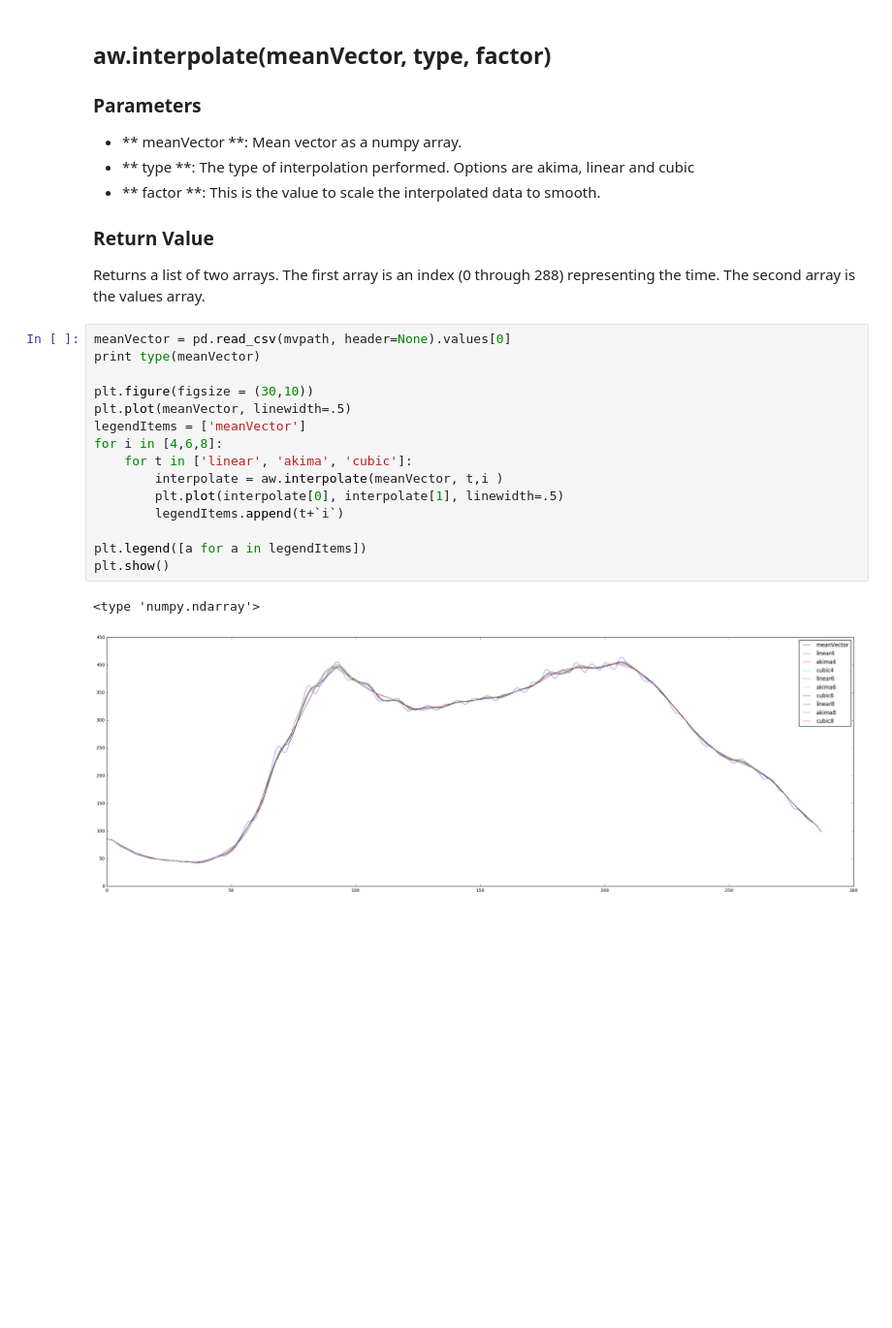
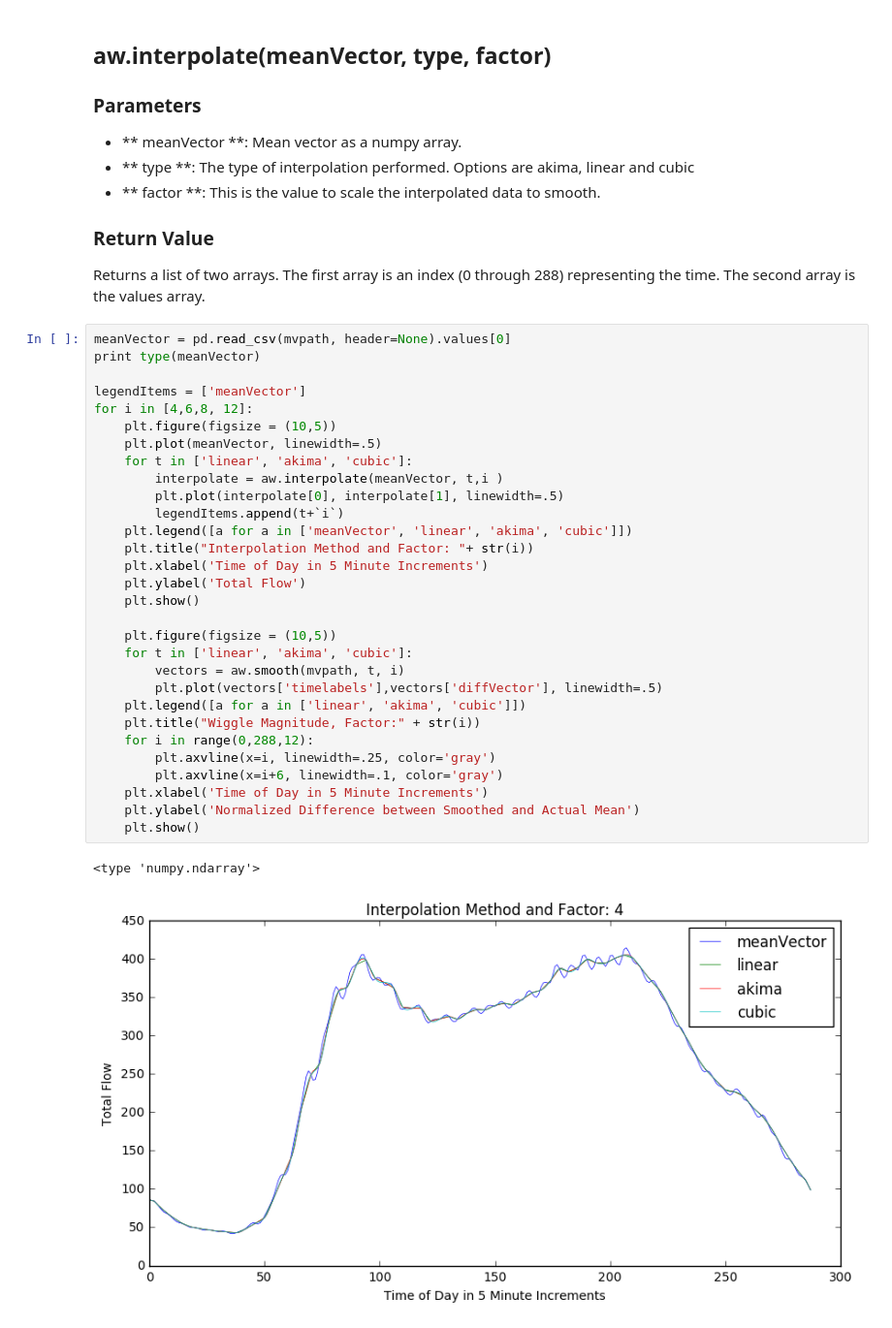
Before and after one commit to abrespect/DSE_Cohort2_Traffic_Capstone, a Jupyter notebook: C2 Exploratory/analyzeWiggles-example.ipynb, the cells around one changed output. Shown at 97% size. Saved outputs shown, nothing was run; the diff lists cells and outputs as text; blank space fills up the shorter version.

```diff
--- a/C2 Exploratory/analyzeWiggles-example.ipynb
+++ b/C2 Exploratory/analyzeWiggles-example.ipynb
@@ -91,21 +58,36 @@ plt.show()
 
 ### Return Value
 Returns a list of two arrays.  The first array is an index (0 through 288) representing the time.  The second array is the values array.
-# %%
-meanVector = pd.read_csv(mvpath, header=None).values[0]
-print type(meanVector)
-
-plt.figure(figsize = (30,10))
-plt.plot(meanVector, linewidth=.5)
-legendItems = ['meanVector']
-for i in [4,6,8]:
-    for t in ['linear', 'akima', 'cubic']:
-        interpolate = aw.interpolate(meanVector, t,i )
-        plt.plot(interpolate[0], interpolate[1], linewidth=.5)
-        legendItems.append(t+`i`)
-
-plt.legend([a for a in legendItems])
-plt.show()
-# %% [output]
-<type 'numpy.ndarray'>
-[figure, removed]
+# %%
+meanVector = pd.read_csv(mvpath, header=None).values[0]
+print type(meanVector)
+
+legendItems = ['meanVector']
+for i in [4,6,8, 12]:
+    plt.figure(figsize = (10,5))
+    plt.plot(meanVector, linewidth=.5)
+    for t in ['linear', 'akima', 'cubic']:
+        interpolate = aw.interpolate(meanVector, t,i )
+        plt.plot(interpolate[0], interpolate[1], linewidth=.5)
+        legendItems.append(t+`i`)
+    plt.legend([a for a in ['meanVector', 'linear', 'akima', 'cubic']])
+    plt.title("Interpolation Method and Factor: "+ str(i))
+    plt.xlabel('Time of Day in 5 Minute Increments')
+    plt.ylabel('Total Flow')
+    plt.show()
+
+    plt.figure(figsize = (10,5))
+    for t in ['linear', 'akima', 'cubic']:
+        vectors = aw.smooth(mvpath, t, i)
+        plt.plot(vectors['timelabels'],vectors['diffVector'], linewidth=.5)
+    plt.legend([a for a in ['linear', 'akima', 'cubic']])
+    plt.title("Wiggle Magnitude, Factor:" + str(i))
+    for i in range(0,288,12):
+        plt.axvline(x=i, linewidth=.25, color='gray')
+        plt.axvline(x=i+6, linewidth=.1, color='gray')
+    plt.xlabel('Time of Day in 5 Minute Increments')
+    plt.ylabel('Normalized Difference between Smoothed and Actual Mean')
+    plt.show()
+# %% [output]
+<type 'numpy.ndarray'>
+[figure, added]
```
Also changed, not shown: parts of 4 cells of this notebook, 1 other file.
